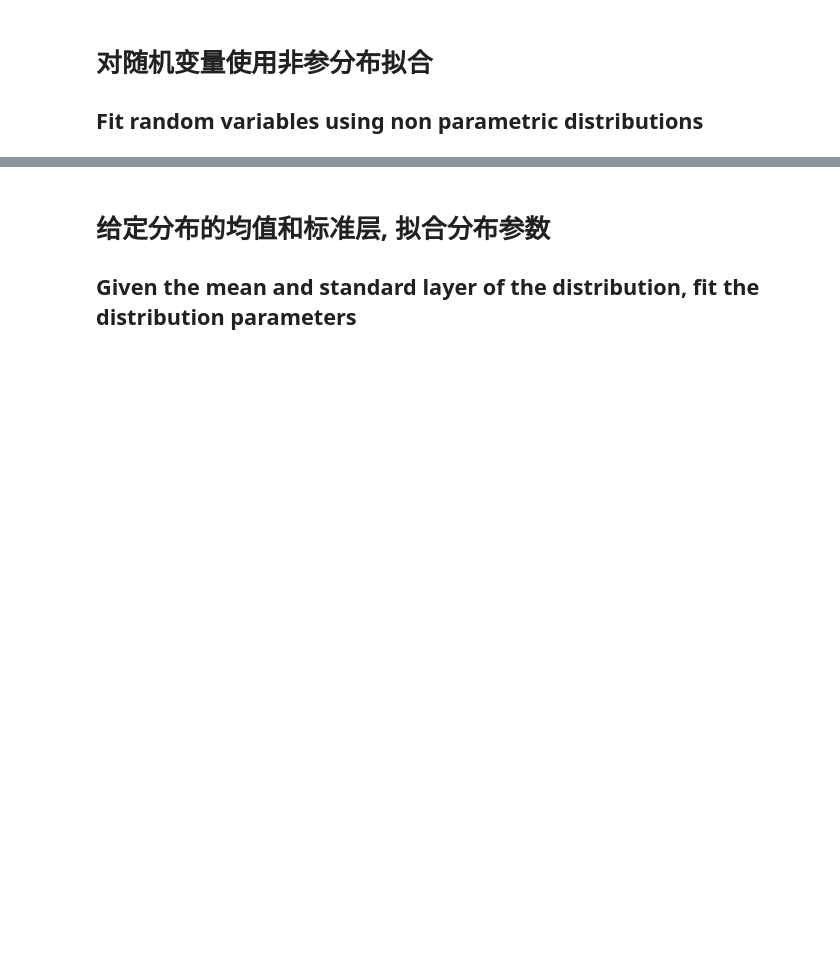
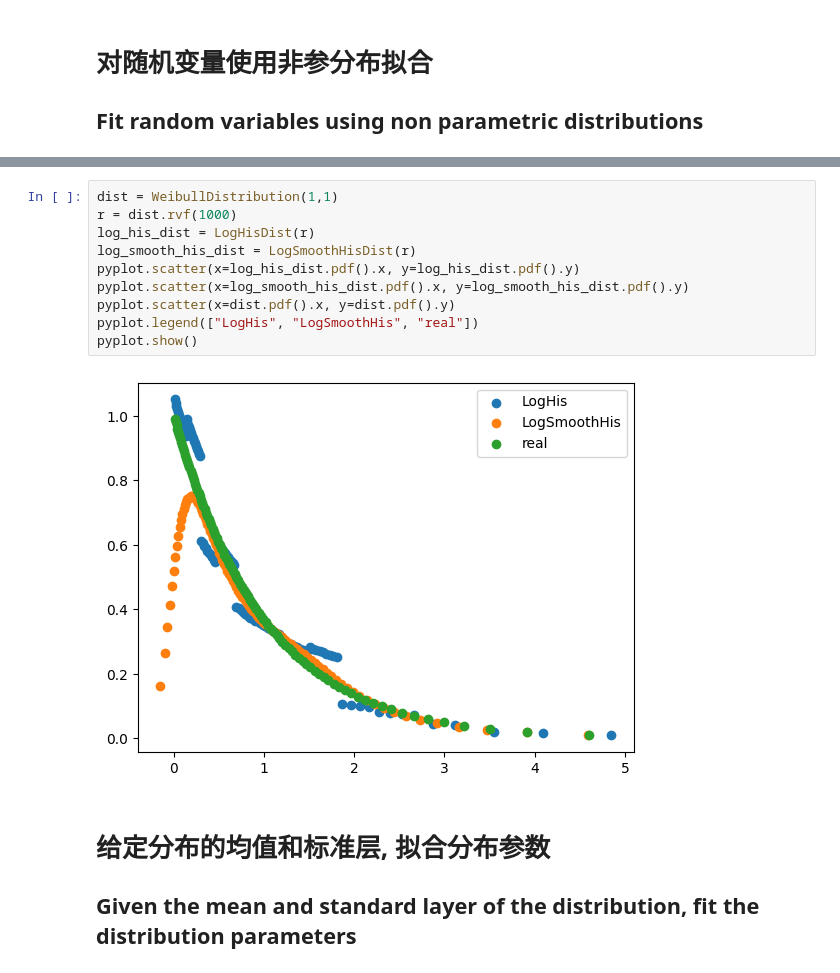
Before and after one commit to Sy-Sang/data_utils, a Jupyter notebook: data_utils/stochastic_utils/distributions/README.ipynb, the cells around one changed output, grey strips where cells are left out. Drawn from its saved outputs; the diff is of its cells as text; blank space fills up the shorter version.

```diff
--- a/data_utils/stochastic_utils/distributions/README.ipynb
+++ b/data_utils/stochastic_utils/distributions/README.ipynb
@@ -74,3 +75,15 @@ pyplot.show()
+# %%
+dist = WeibullDistribution(1,1)
+r = dist.rvf(1000)
+log_his_dist = LogHisDist(r)
+log_smooth_his_dist = LogSmoothHisDist(r)
+pyplot.scatter(x=log_his_dist.pdf().x, y=log_his_dist.pdf().y)
+pyplot.scatter(x=log_smooth_his_dist.pdf().x, y=log_smooth_his_dist.pdf().y)
+pyplot.scatter(x=dist.pdf().x, y=dist.pdf().y)
+pyplot.legend(["LogHis", "LogSmoothHis", "real"])
+pyplot.show()
+# %% [output]
+[figure, added]
 # %% [markdown]
 # 给定分布的均值和标准层, 拟合分布参数
 ## Given the mean and standard layer of the distribution, fit the distribution parameters
```
Also changed, not shown: parts of 5 cells of this notebook, 5 other files.
